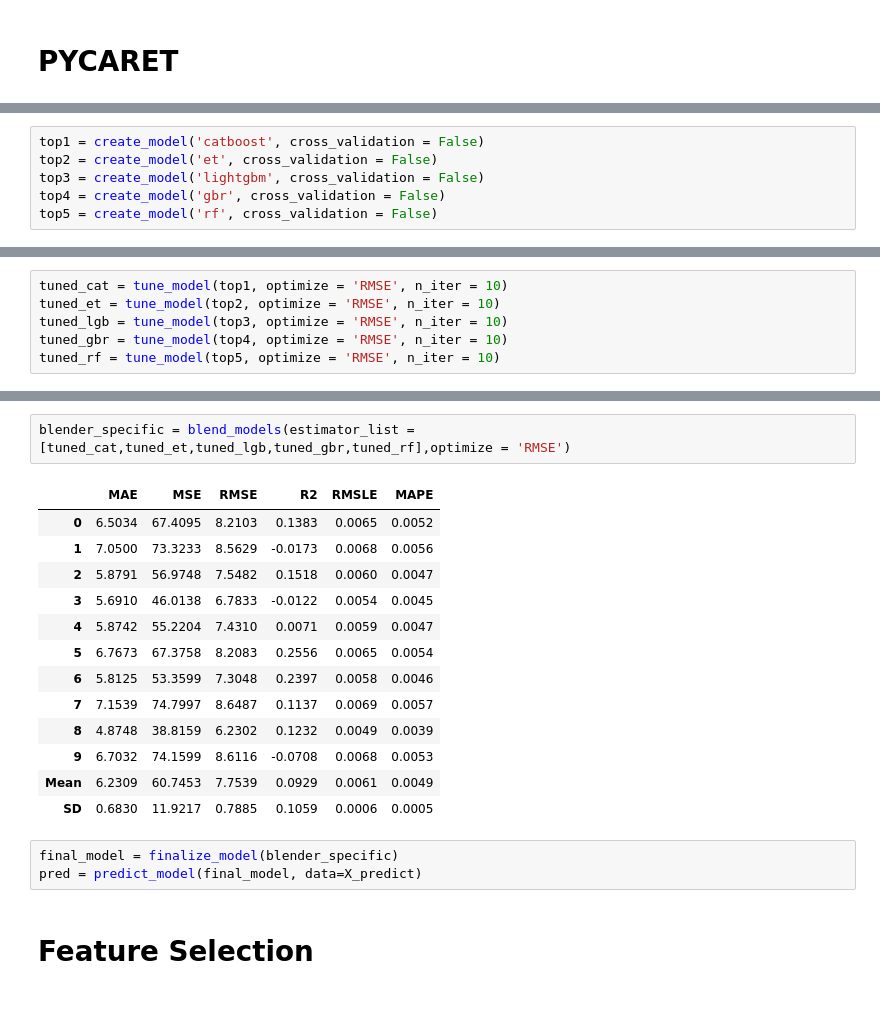
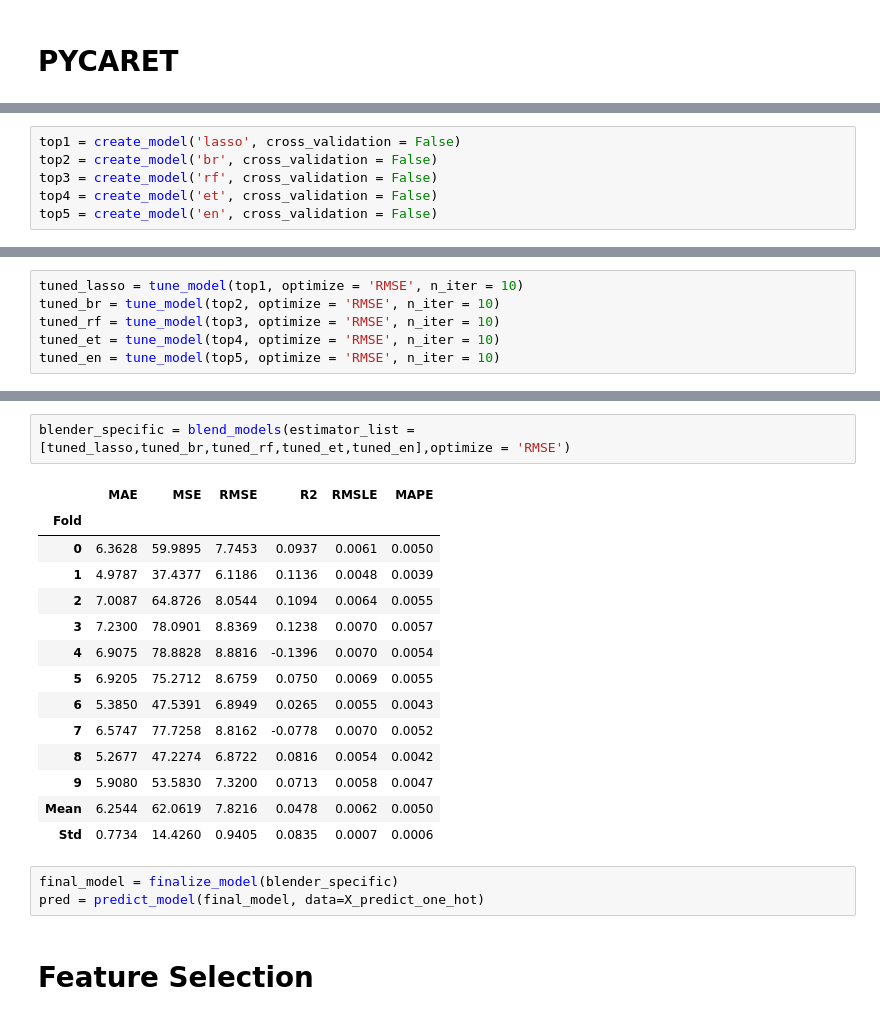
Before and after one commit to teddyroc/dttrain, a Jupyter notebook: STEP별PCA.ipynb, the cells around one changed output, grey strips where cells are left out. Drawn from its saved outputs; the diff is of its cells as text.

```diff
--- a/STEP별PCA.ipynb
+++ b/STEP별PCA.ipynb
@@ -851,8 +844,8 @@ IntProgress(value=0, description='Processing: ', max=99)
 # %%
-top1 = create_model('catboost', cross_validation = False)
-top2 = create_model('et', cross_validation = False)
-top3 = create_model('lightgbm', cross_validation = False)
-top4 = create_model('gbr', cross_validation = False)
-top5 = create_model('rf', cross_validation = False)
+top1 = create_model('lasso', cross_validation = False)
+top2 = create_model('br', cross_validation = False)
+top3 = create_model('rf', cross_validation = False)
+top4 = create_model('et', cross_validation = False)
+top5 = create_model('en', cross_validation = False)
 # %% [output]
 |  | MAE | MSE | RMSE | R2 | RMSLE | MAPE |
@@ -860,8 +853,8 @@ top5 = create_model('rf', cross_validation = False)
 # %%
-tuned_cat = tune_model(top1, optimize = 'RMSE', n_iter = 10)
-tuned_et = tune_model(top2, optimize = 'RMSE', n_iter = 10)
-tuned_lgb = tune_model(top3, optimize = 'RMSE', n_iter = 10)
-tuned_gbr = tune_model(top4, optimize = 'RMSE', n_iter = 10)
-tuned_rf = tune_model(top5, optimize = 'RMSE', n_iter = 10)
+tuned_lasso = tune_model(top1, optimize = 'RMSE', n_iter = 10)
+tuned_br = tune_model(top2, optimize = 'RMSE', n_iter = 10)
+tuned_rf = tune_model(top3, optimize = 'RMSE', n_iter = 10)
+tuned_et = tune_model(top4, optimize = 'RMSE', n_iter = 10)
+tuned_en = tune_model(top5, optimize = 'RMSE', n_iter = 10)
 # %% [output]
 |  | MAE | MSE | RMSE | R2 | RMSLE | MAPE |
@@ -880,22 +874,23 @@ tuned_rf = tune_model(top5, optimize = 'RMSE', n_iter = 10)
 # %%
-blender_specific = blend_models(estimator_list = [tuned_cat,tuned_et,tuned_lgb,tuned_gbr,tuned_rf],optimize = 'RMSE')
+blender_specific = blend_models(estimator_list = [tuned_lasso,tuned_br,tuned_rf,tuned_et,tuned_en],optimize = 'RMSE')
 # %% [output]
 |  | MAE | MSE | RMSE | R2 | RMSLE | MAPE |
-| 0 | 6.5034 | 67.4095 | 8.2103 | 0.1383 | 0.0065 | 0.0052 |
-| 1 | 7.0500 | 73.3233 | 8.5629 | -0.0173 | 0.0068 | 0.0056 |
-| 2 | 5.8791 | 56.9748 | 7.5482 | 0.1518 | 0.0060 | 0.0047 |
-| 3 | 5.6910 | 46.0138 | 6.7833 | -0.0122 | 0.0054 | 0.0045 |
-| 4 | 5.8742 | 55.2204 | 7.4310 | 0.0071 | 0.0059 | 0.0047 |
-| 5 | 6.7673 | 67.3758 | 8.2083 | 0.2556 | 0.0065 | 0.0054 |
-| 6 | 5.8125 | 53.3599 | 7.3048 | 0.2397 | 0.0058 | 0.0046 |
-| 7 | 7.1539 | 74.7997 | 8.6487 | 0.1137 | 0.0069 | 0.0057 |
-| 8 | 4.8748 | 38.8159 | 6.2302 | 0.1232 | 0.0049 | 0.0039 |
-| 9 | 6.7032 | 74.1599 | 8.6116 | -0.0708 | 0.0068 | 0.0053 |
-| Mean | 6.2309 | 60.7453 | 7.7539 | 0.0929 | 0.0061 | 0.0049 |
-| SD | 0.6830 | 11.9217 | 0.7885 | 0.1059 | 0.0006 | 0.0005 |
+| Fold |  |  |  |  |  |  |
+| 0 | 6.3628 | 59.9895 | 7.7453 | 0.0937 | 0.0061 | 0.0050 |
+| 1 | 4.9787 | 37.4377 | 6.1186 | 0.1136 | 0.0048 | 0.0039 |
+| 2 | 7.0087 | 64.8726 | 8.0544 | 0.1094 | 0.0064 | 0.0055 |
+| 3 | 7.2300 | 78.0901 | 8.8369 | 0.1238 | 0.0070 | 0.0057 |
+| 4 | 6.9075 | 78.8828 | 8.8816 | -0.1396 | 0.0070 | 0.0054 |
+| 5 | 6.9205 | 75.2712 | 8.6759 | 0.0750 | 0.0069 | 0.0055 |
+| 6 | 5.3850 | 47.5391 | 6.8949 | 0.0265 | 0.0055 | 0.0043 |
+| 7 | 6.5747 | 77.7258 | 8.8162 | -0.0778 | 0.0070 | 0.0052 |
+| 8 | 5.2677 | 47.2274 | 6.8722 | 0.0816 | 0.0054 | 0.0042 |
+| 9 | 5.9080 | 53.5830 | 7.3200 | 0.0713 | 0.0058 | 0.0047 |
+| Mean | 6.2544 | 62.0619 | 7.8216 | 0.0478 | 0.0062 | 0.0050 |
+| Std | 0.7734 | 14.4260 | 0.9405 | 0.0835 | 0.0007 | 0.0006 |
 # %%
 final_model = finalize_model(blender_specific)
-pred = predict_model(final_model, data=X_predict)
+pred = predict_model(final_model, data=X_predict_one_hot)
 # %% [markdown]
 # Feature Selection
 # %%
```
Also changed, not shown: parts of 11 cells of this notebook.
